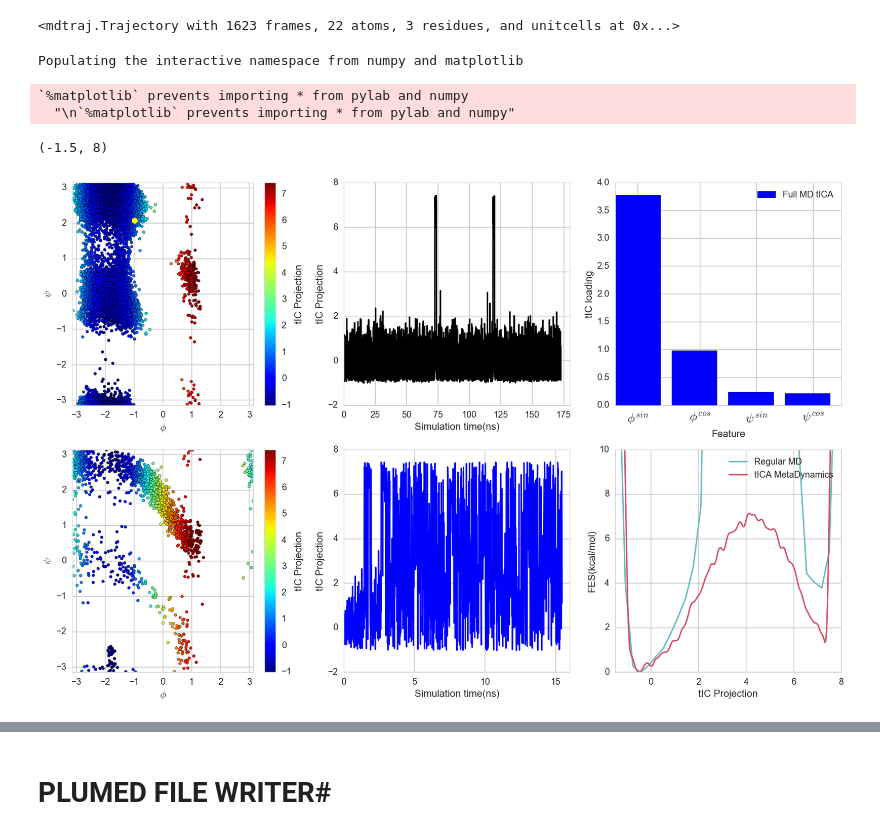
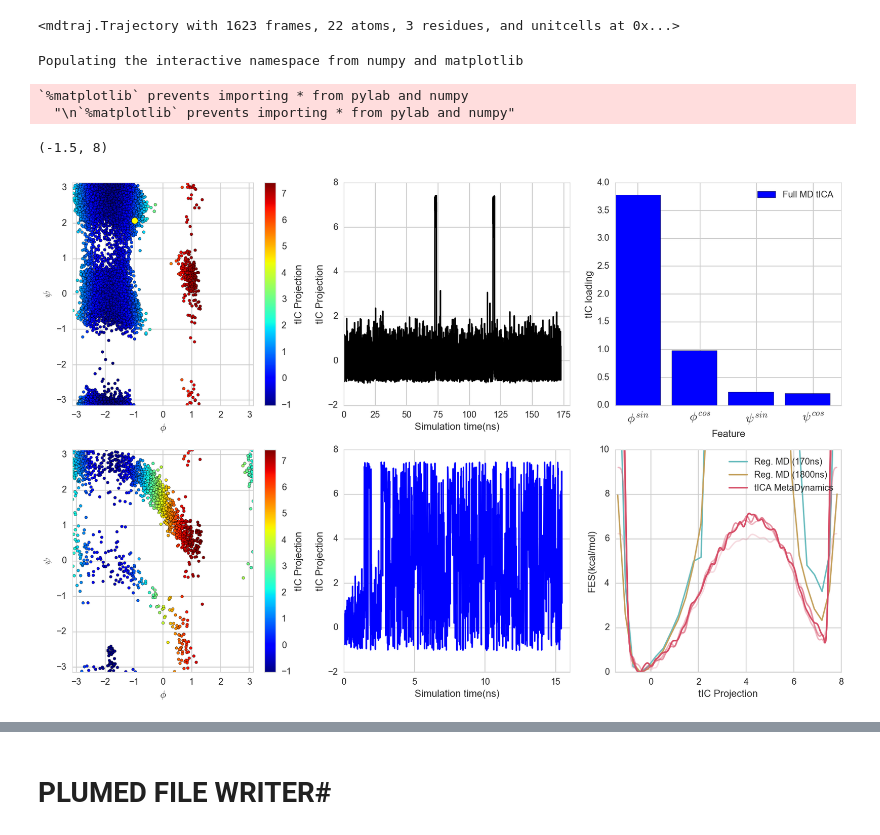
Before and after one commit to msultan/tica_metadynamics_paper_1, a Jupyter notebook: alanine_examples/ipynb/alanine_metadynamics.ipynb, the cells around one changed output, grey strips where cells are left out. Saved outputs shown, nothing was run; the diff lists cells and outputs as text; code cells hidden in the pictures.

Commit message:
update with error bars for metad data

```diff
--- a/alanine_examples/ipynb/alanine_metadynamics.ipynb
+++ b/alanine_examples/ipynb/alanine_metadynamics.ipynb
@@ -33,6 +33,10 @@ class Protein(object):
         self.kmeans_mdl = load("%s/kmeans_mdl.pkl"%self.loc)
         self.assignments = load("%s/assignments.pkl"%self.loc)
         self.msm_mdl = load("%s/msm_mdl.pkl"%self.loc)
+        if self.loc ==os.path.abspath("../full_md_mdl/"):
+            self.extended_tica_data = load("%s/extended_trajs/tica_features.pkl"%loc)
+            self.extended_msm = load("%s/extended_trajs/msm_mdl.pkl"%loc)
+            self.extended_assignments = load("%s/extended_trajs/assignments.pkl"%loc)
 # %%
 import numpy as np
 from scipy.constants import Avogadro, Boltzmann, calorie_th
@@ -55,7 +59,7 @@ def plot_free_energy(data, ax=None, obs=0, temperature=300., n_samples=None,
                      color='beryl', shade=True, alpha=0.5, cmap='bone',
                      vmin=None, vmax=None, n_levels=10, clabel=False,
                      clabel_kwargs=None, xlabel=None, ylabel=None,
-                     labelsize=14, random_state=None):
+                     labelsize=14, random_state=None,label="Regular MD"):
 
     #sns.set_style('whitegrid')
 
@@ -85,7 +89,7 @@ def plot_free_energy(data, ax=None, obs=0, temperature=300., n_samples=None,
 
         Z = _thermo_transform(Z, temperature)
 
-        ax.plot(X, Z - Z.min(), color=color,label="Regular MD")
+        ax.plot(X, Z - Z.min(), color=color,label=label)
 
         #ax.fill_between(X, Z - Z.min(), Z.max() - Z.min(),
          #               facecolor=color, alpha=alpha)
@@ -213,34 +217,51 @@ plot(full_tica_feat[0])
 xticks([0,500,1000,1500],[0,5,10,15])
 ylabel("tIC Projection")
 xlabel("Simulation time(ns)")
 
 
+ax=subplot(2,3,6)
 pop=prj.msm_mdl.populations_
 
 pi=[]
 for i in np.concatenate(prj.assignments):
     if i in prj.msm_mdl.mapping_:
         pi.append(pop[prj.msm_mdl.mapping_[i]])
     else:
         pi.append(0)
-ax=subplot(2,3,6)
-ax=plot_free_energy(np.concatenate(prj.tica_feat),ax=ax,pi=pi,shade='white',n_samples=25000)
-legend()
+ax=plot_free_energy(np.concatenate(prj.tica_feat),ax=ax,pi=pi,shade='white',n_samples=25000,label="Reg. MD (170ns)")
+
+
+pi=[]
+pop = prj.extended_msm.populations_
+for i in np.concatenate(prj.extended_assignments):
+    if i in prj.extended_msm.mapping_:
+        pi.append(pop[prj.extended_msm.mapping_[i]])
+    else:
+        pi.append(0)
+ax=plot_free_energy(np.concatenate(prj.extended_tica_data),ax=ax,pi=pi,shade='white',n_samples=25000,\
+                    label="Reg. MD (1800ns)",color='#c4a15d')
+
+
+ax.legend()
 ylim([0,10])
 xlabel("tIC Projection")
 ylabel("FES(kcal/mol)")
 data = np.loadtxt("%s/metad_data/fes.dat"%prj.loc)
 plot(data[:,0],data[:,1]/4.184,label="tICA MetaDynamics",c='#d64d67')
+alpha_list=[0.2,0.4,0.6,0.8]
+for i in range(4):
+    data = np.loadtxt("%s/metad_data/fes_%d.dat"%(prj.loc,i))
+    plot(data[:,0],data[:,1]/4.184,c='#d64d67',alpha=alpha_list[i])
 xlabel("tIC Projection")
 ylabel("FES(kcal/mol)")
 ylim([0,10])
 legend()
 xlim([-1.5,8])
 
 #sns.despine()
 # %% [output]
 Populating the interactive namespace from numpy and matplotlib
 `%matplotlib` prevents importing * from pylab and numpy
   "\n`%matplotlib` prevents importing * from pylab and numpy"
 (-1.5, 8)
-[figure, old version]
+[figure, new version]
```
Also changed, not shown: parts of 5 cells of this notebook, 26 other files.
